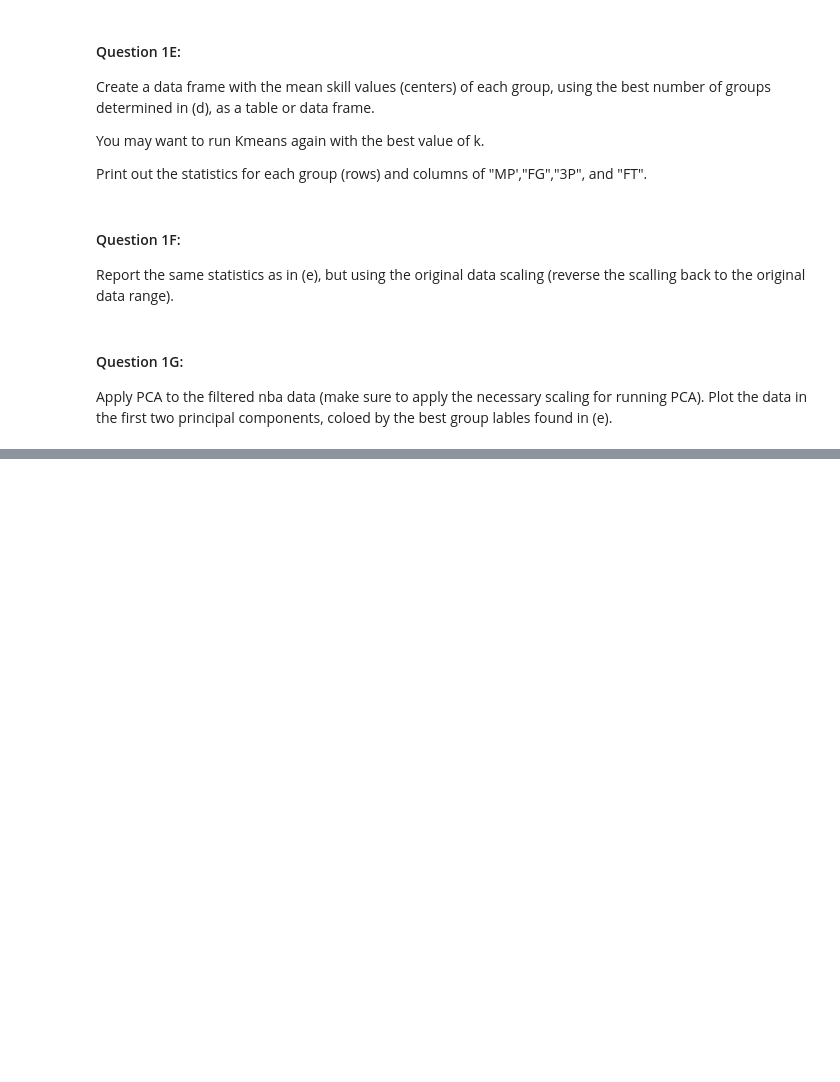
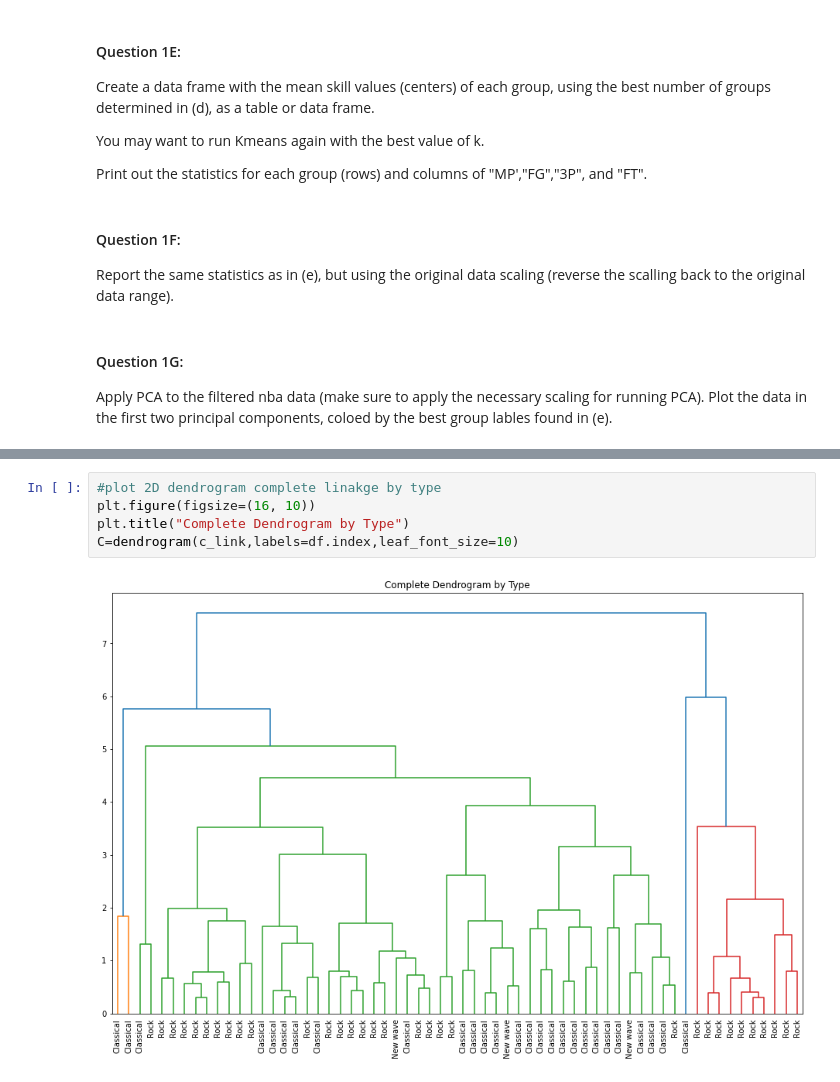
Before and after one commit to DevvyDont/DataMining, a Jupyter notebook: A4/A4_Group_Zamorano.ipynb, the cells around one changed output, grey strips where cells are left out. Saved outputs shown, nothing was run; the diff lists cells and outputs as text; blank space fills up the shorter version.

```diff
--- a/A4/A4_Group_Zamorano.ipynb
+++ b/A4/A4_Group_Zamorano.ipynb
@@ -41,0 +120,7 @@ Apply PCA to the filtered nba data (make sure to apply the necessary scaling for
+# %%
+#plot 2D dendrogram complete linakge by type
+plt.figure(figsize=(16, 10))
+plt.title("Complete Dendrogram by Type")
+C=dendrogram(c_link,labels=df.index,leaf_font_size=10)
+# %% [output]
+[figure, added]
```
Also changed, not shown: parts of 21 cells of this notebook.
